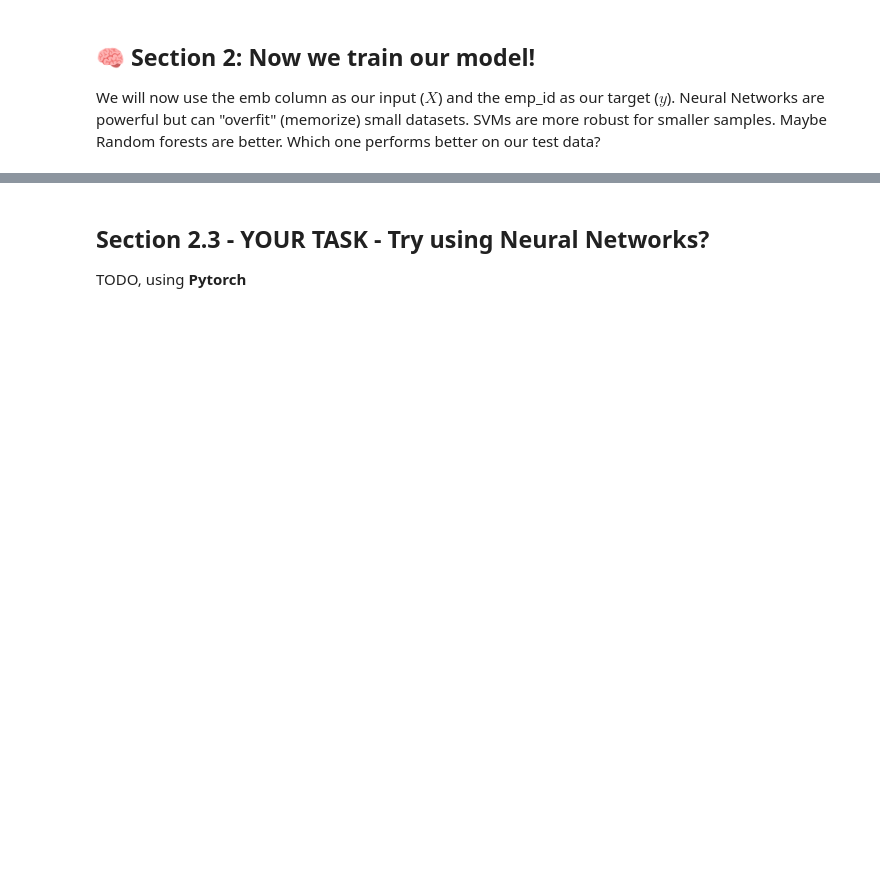
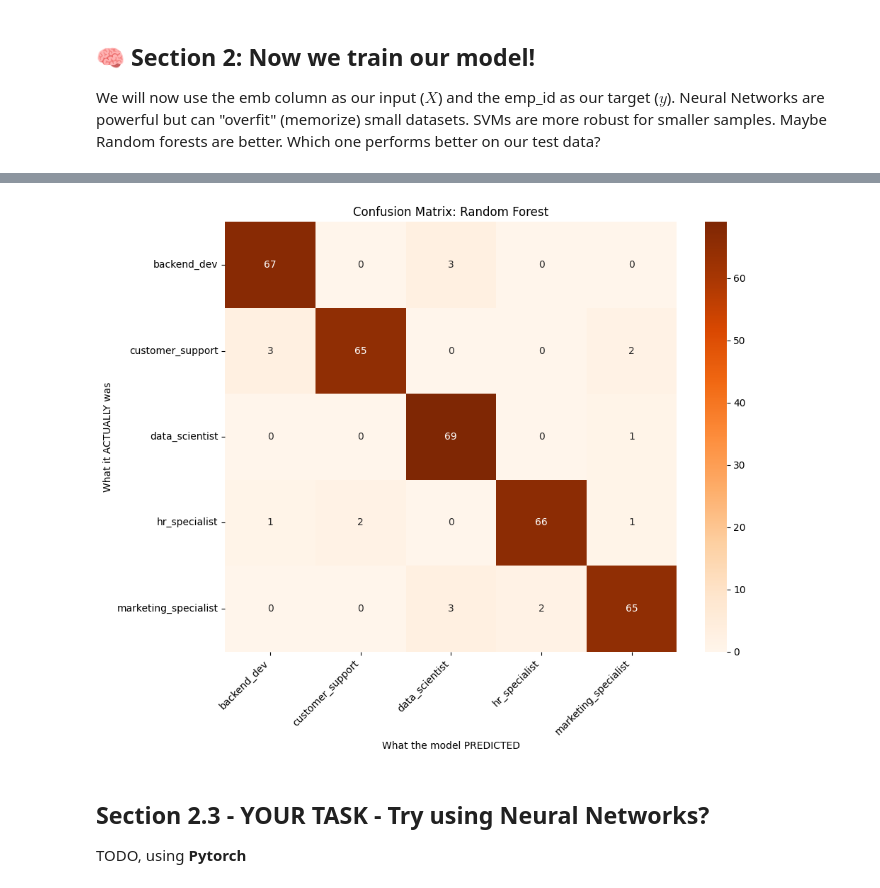
Before and after one commit to eth-bmai-fs26/project, a Jupyter notebook: week1/task_meeting/project_task_meeting.ipynb, the cells around one changed output, grey strips where cells are left out. Drawn from its saved outputs; the diff is of its cells as text; code cells hidden in the pictures; blank space fills up the shorter version.

```diff
--- a/week1/task_meeting/project_task_meeting.ipynb
+++ b/week1/task_meeting/project_task_meeting.ipynb
@@ -141,0 +480,62 @@ TODO, using scikit-learn
+# %%
+# ============================================================
+# RANDOM FOREST CLASSIFIER
+# ============================================================
+
+from sklearn.ensemble import RandomForestClassifier
+from sklearn.metrics import classification_report, confusion_matrix, accuracy_score
+import seaborn as sns
+import matplotlib.pyplot as plt
+import time
+
+# --- STEP 1: Create the model ---
+# We'll use 100 trees - a good starting point
+rf_model = RandomForestClassifier(
+    n_estimators=100,   # Create 100 different trees
+    max_depth=None,     # Let trees grow as deep as needed
+    random_state=42,    # For reproducible results
+    n_jobs=-1           # Use all CPU cores to train faster
+)
+
+# --- STEP 2: Train the model ---
+print("🌲 Training Random Forest (100 trees)...")
+start_time = time.time()
+
+rf_model.fit(X_train, y_train)
+
+training_time = time.time() - start_time
+print(f"✅ Training completed in {training_time:.2f} seconds")
+
+# --- STEP 3: Make predictions ---
+y_pred_rf = rf_model.predict(X_test)
+
+# --- STEP 4: Evaluate performance ---
+accuracy_rf = accuracy_score(y_test, y_pred_rf)
+
+print(f"\n📊 RESULTS: Random Forest")
+print(f"{'='*50}")
+print(f"Accuracy: {accuracy_rf:.4f} ({accuracy_rf*100:.1f}%)")
+
+# Prepare the role names for the report (ensure they match IDs 0, 1, 2...)
+# We use the 'id_to_role' dictionary from previous steps
+target_names = [id_to_role[i] for i in sorted(id_to_role.keys())]
+
+print(f"\nDetailed Metrics per Role:")
+print(classification_report(y_test, y_pred_rf, target_names=target_names))
+
+# --- STEP 5: Confusion Matrix ---
+plt.figure(figsize=(10, 8))
+cm_rf = confusion_matrix(y_test, y_pred_rf)
+
+sns.heatmap(cm_rf, annot=True, fmt='d', cmap='Oranges',
+            xticklabels=target_names,
+            yticklabels=target_names)
+
+plt.title('Confusion Matrix: Random Forest')
+plt.xlabel('What the model PREDICTED')
+plt.ylabel('What it ACTUALLY was')
+plt.xticks(rotation=45, ha='right')
+plt.yticks(rotation=0)
+plt.tight_layout()
+plt.show()
+# %% [output]
@@ -142,3 +561,4 @@ TODO, using scikit-learn
+[figure, added]
 # %% [markdown]
 ## Section 2.3 - YOUR TASK - Try using Neural Networks?
 TODO, using **Pytorch**
```
Also changed, not shown: parts of 24 cells of this notebook.
